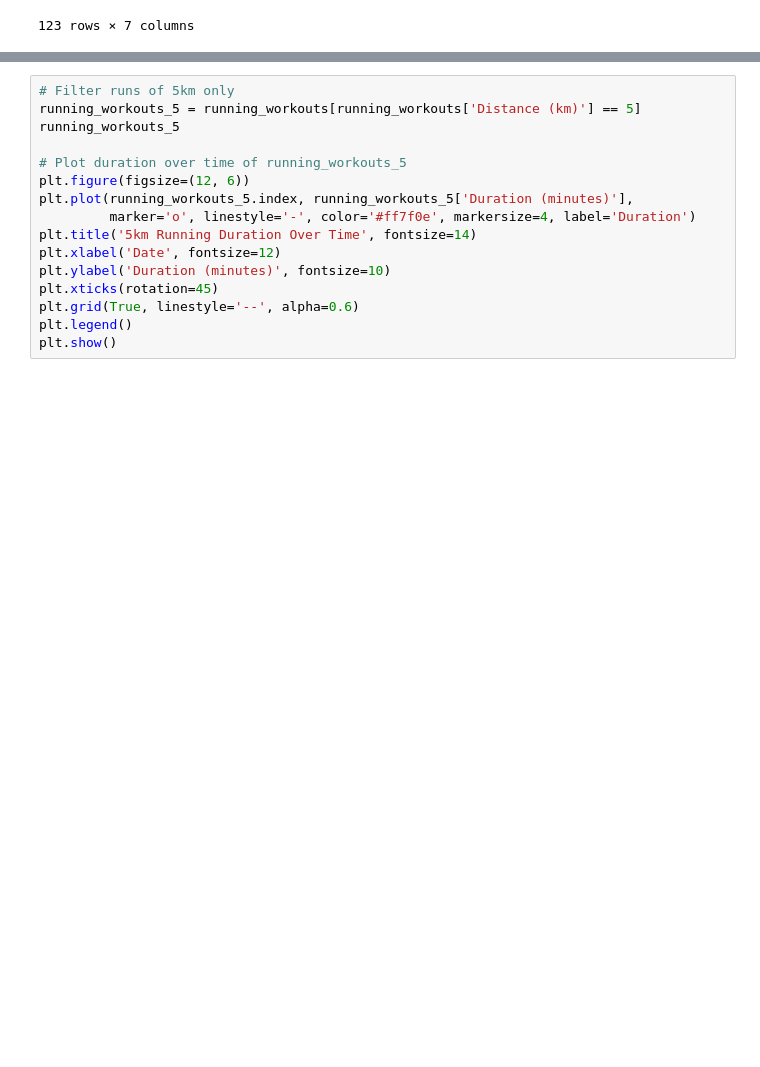
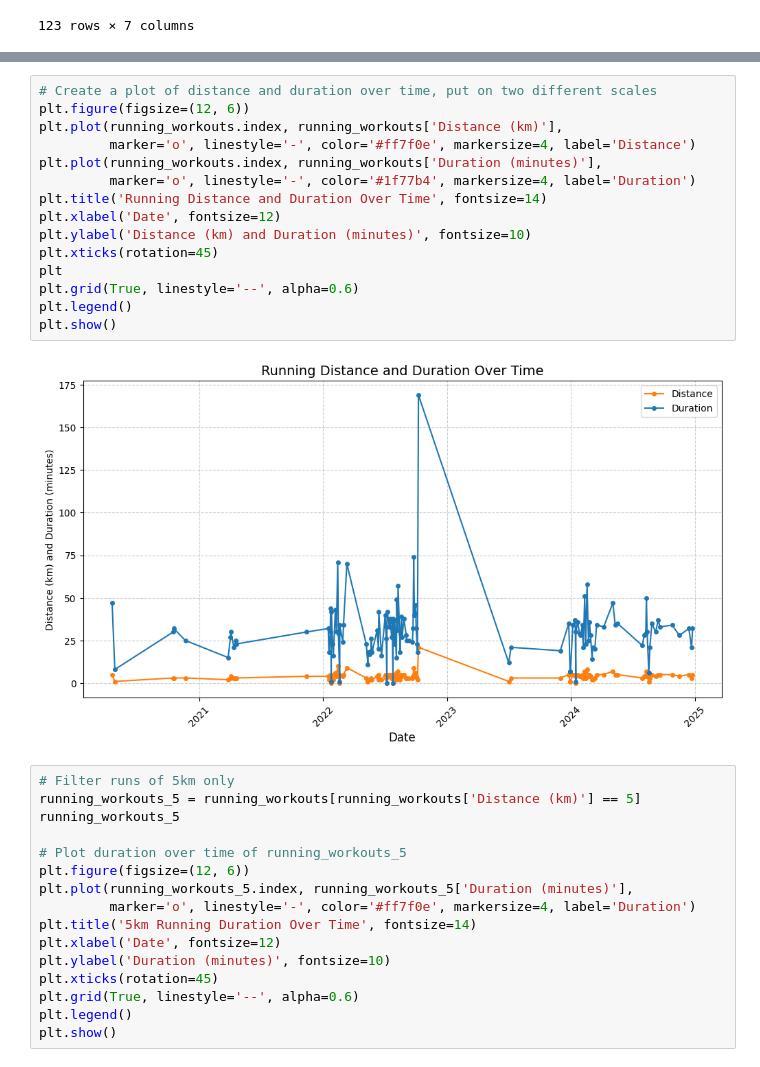
Before and after one commit to lerissamistry/My-Fitness-Journey-Through-Data, a Jupyter notebook: My_Fitness_Journey_Through_Data_A_Five_Year_Transformation.ipynb, the cells around one changed output, grey strips where cells are left out. Cells and saved outputs as stored; diff of their text form; blank space fills up the shorter version.

```diff
--- a/My_Fitness_Journey_Through_Data_A_Five_Year_Transformation.ipynb
+++ b/My_Fitness_Journey_Through_Data_A_Five_Year_Transformation.ipynb
@@ -423,3 +504,20 @@ running_workouts
+# %%
+# Create a plot of distance and duration over time, put on two different scales
+plt.figure(figsize=(12, 6))
+plt.plot(running_workouts.index, running_workouts['Distance (km)'],
+         marker='o', linestyle='-', color='#ff7f0e', markersize=4, label='Distance')
+plt.plot(running_workouts.index, running_workouts['Duration (minutes)'],
+         marker='o', linestyle='-', color='#1f77b4', markersize=4, label='Duration')
+plt.title('Running Distance and Duration Over Time', fontsize=14)
+plt.xlabel('Date', fontsize=12)
+plt.ylabel('Distance (km) and Duration (minutes)', fontsize=10)
+plt.xticks(rotation=45)
+plt
+plt.grid(True, linestyle='--', alpha=0.6)
+plt.legend()
+plt.show()
+# %% [output]
+[figure, added]
 # %%
 # Filter runs of 5km only
 running_workouts_5 = running_workouts[running_workouts['Distance (km)'] == 5]
```
Also changed, not shown: parts of 9 cells of this notebook.
